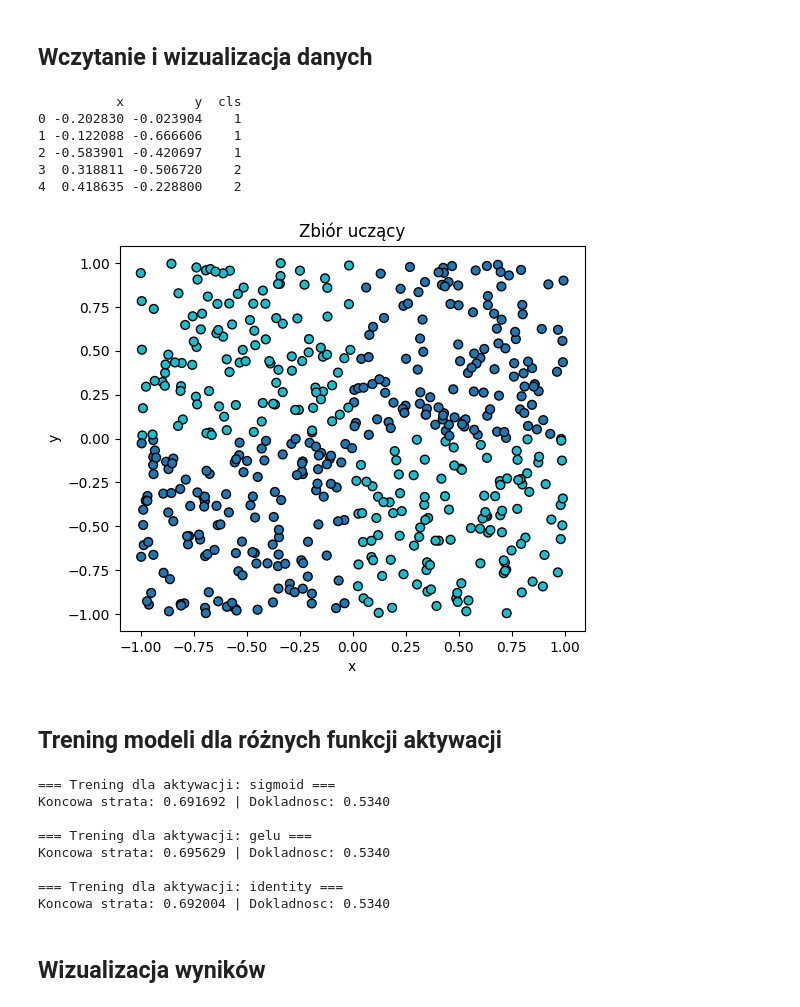
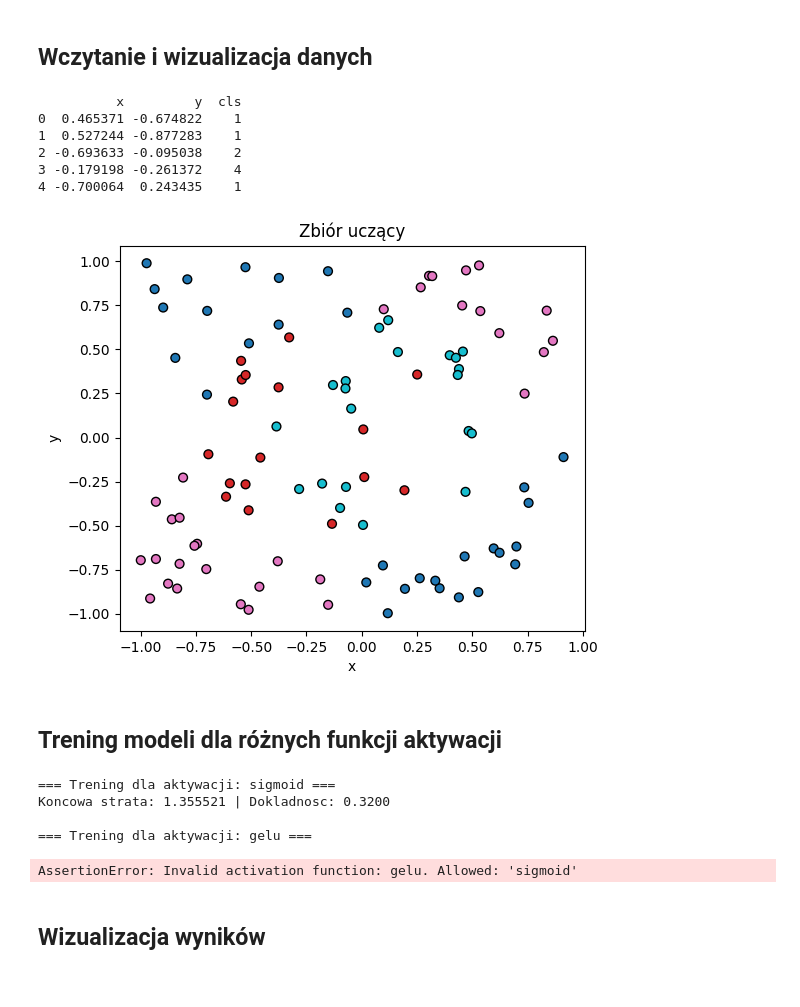
Before and after one commit to Mattioo7/multi-layer-perceptron, a Jupyter notebook: notebooks/activation_experiment.ipynb, the cells around one changed output. Saved outputs shown, nothing was run; the diff lists cells and outputs as text; code cells hidden in the pictures.

```diff
--- a/notebooks/activation_experiment.ipynb
+++ b/notebooks/activation_experiment.ipynb
@@ -13,7 +13,7 @@ from mlp.utils import plot_loss, plot_weight_evolution, plot_decision_boundary
 SEED = 77
 np.random.seed(SEED)
 
-CSV_PATH = "../lab1_data/Classification/data.simple.train.500.csv"  # <- nazwa datasetu
+CSV_PATH = "../lab1_data/Classification/data.circles.train.100.csv"  # <- nazwa datasetu
 
 config = {
     "layer_sizes": [2, 8, 8, 5],
@@ -28,25 +28,25 @@ activations = ["sigmoid", "gelu", "identity"]
 # %%
 
 data = pd.read_csv(CSV_PATH)
 print(data.head())
 
 X = data[["x", "y"]].values
-y = data["cls"].values.reshape(-1, 1)
+y = (data["cls"].values - 1).reshape(-1, 1)
 
 plt.figure(figsize=(6, 5))
 plt.scatter(X[:, 0], X[:, 1], c=y.ravel(), cmap="tab10", s=40, edgecolors="k")
 plt.title("Zbiór uczący")
 plt.xlabel("x")
 plt.ylabel("y")
 plt.show()
 # %% [output]
           x         y  cls
-0 -0.202830 -0.023904    1
-1 -0.122088 -0.666606    1
-2 -0.583901 -0.420697    1
-3  0.318811 -0.506720    2
-4  0.418635 -0.228800    2
+0  0.465371 -0.674822    1
+1  0.527244 -0.877283    1
+2 -0.693633 -0.095038    2
+3 -0.179198 -0.261372    4
+4 -0.700064  0.243435    1
-[figure, old version]
+[figure, new version]
 # %% [markdown]
 ## Trening modeli dla różnych funkcji aktywacji
 # %%
@@ -61,7 +61,6 @@ for act in activations:
         activation=act,
         learning_rate=config["learning_rate"],
         seed=SEED,
-        use_bias=config["use_bias"],
     )
 
     losses, weight_hist = model.fit(X, y, epochs=config["epochs"], verbose=False)
@@ -78,13 +77,10 @@ for act in activations:
     print(f"Koncowa strata: {losses[-1]:.6f} | Dokladnosc: {acc:.4f}")
 # %% [output]
 === Trening dla aktywacji: sigmoid ===
-Koncowa strata: 0.691692 | Dokladnosc: 0.5340
+Koncowa strata: 1.355521 | Dokladnosc: 0.3200
 
 === Trening dla aktywacji: gelu ===
-Koncowa strata: 0.695629 | Dokladnosc: 0.5340
-
-=== Trening dla aktywacji: identity ===
-Koncowa strata: 0.692004 | Dokladnosc: 0.5340
+AssertionError: Invalid activation function: gelu. Allowed: 'sigmoid'
 # %% [markdown]
 ## Wizualizacja wyników
 # %%
```
Also changed, not shown: parts of 1 cell of this notebook, 2 other files.
